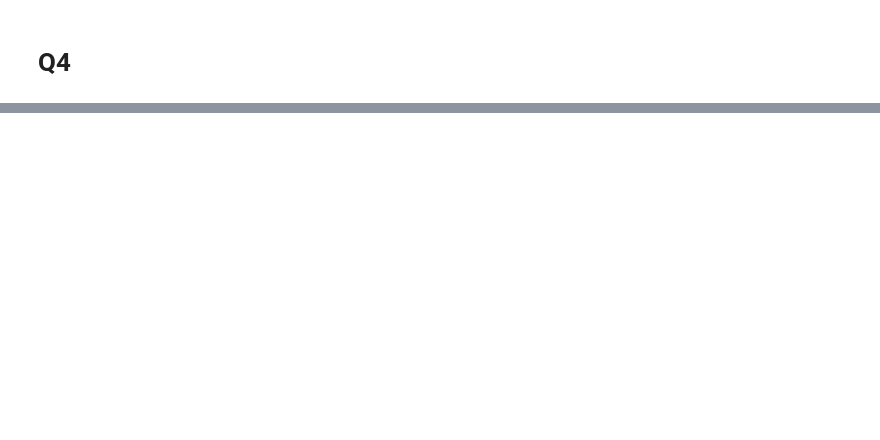
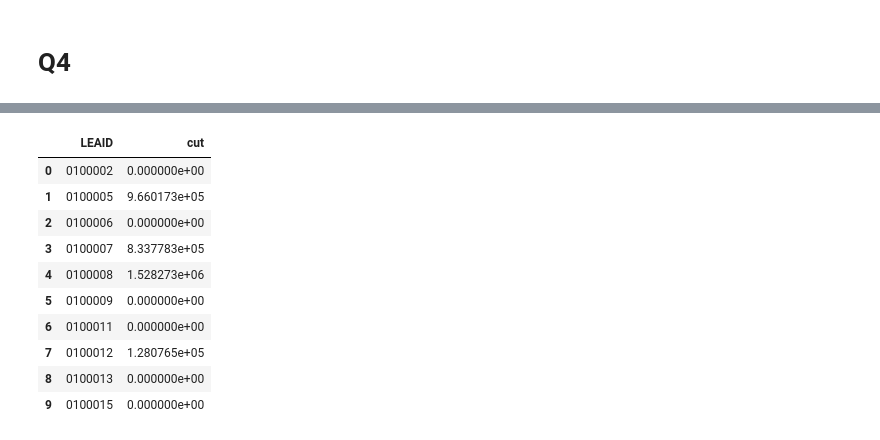
Before and after one commit to chao-h/ds5500hw3, a Jupyter notebook: code.ipynb, the cells around one changed output, grey strips where cells are left out. Cells and saved outputs as stored; diff of their text form; code cells hidden in the pictures; blank space fills up the shorter version.

```diff
--- a/code.ipynb
+++ b/code.ipynb
@@ -184,7 +237,20 @@ total_pos_profits, total_pos_profits-cut
 # %%
 def get_cut(profit):
     if profit < 0:
         return 0
     return (cut / total_pos_profits) * profit
+df['profit'] = df['TOTALREV'] - df['TOTALEXP']
 df['cut'] = list(map(get_cut, list(df['profit'])))
 df[['LEAID', 'cut']].head(n=10)
+# %% [output]
+|  | LEAID | cut |
+| 0 | 0100002 | 0.000000e+00 |
+| 1 | 0100005 | 9.660173e+05 |
+| 2 | 0100006 | 0.000000e+00 |
+| 3 | 0100007 | 8.337783e+05 |
+| 4 | 0100008 | 1.528273e+06 |
+| 5 | 0100009 | 0.000000e+00 |
+| 6 | 0100011 | 0.000000e+00 |
+| 7 | 0100012 | 1.280765e+05 |
+| 8 | 0100013 | 0.000000e+00 |
+| 9 | 0100015 | 0.000000e+00 |
```
Also changed, not shown: parts of 14 cells of this notebook, 6 other files.
